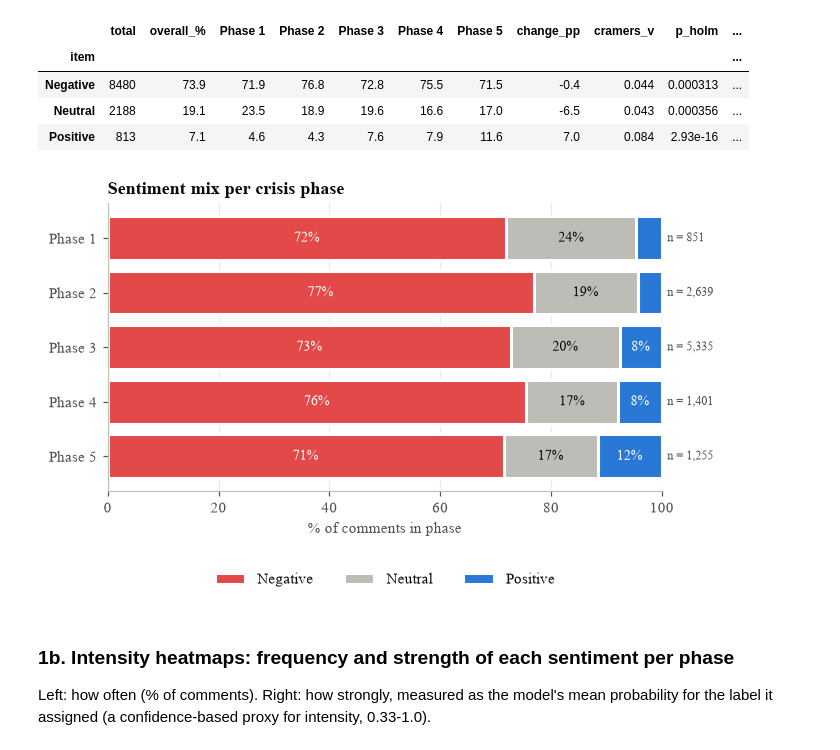
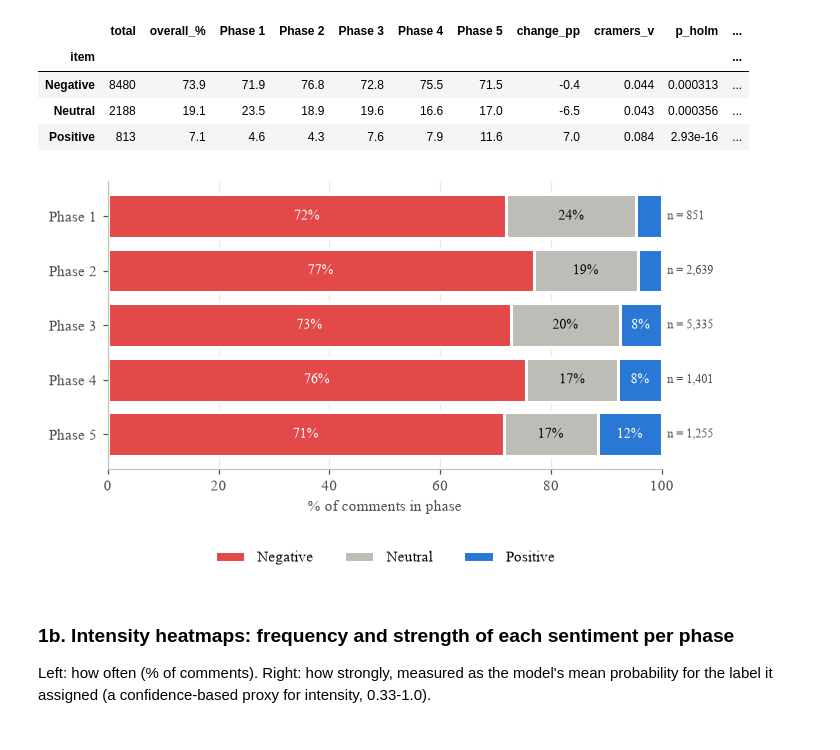
Before and after one commit to mbchavez27/crisis-management-analysis, a Jupyter notebook: 04-statistical-analysis/notebooks/03-findings.ipynb, the cells around one changed output. Cells and saved outputs as stored; diff of their text form; code cells hidden in the pictures.

Commit message:
feat(findings): remove titles from all figures

```diff
--- a/04-statistical-analysis/notebooks/03-findings.ipynb
+++ b/04-statistical-analysis/notebooks/03-findings.ipynb
@@ -338,27 +335,26 @@ phase x sentiment (3 levels): chi2(8) = 98.1, p = 1.03e-17, Cramer's V = 0.065
 # %%
 counts = pd.crosstab(df.phase, df.sentiment_label)[["NEGATIVE", "NEUTRAL", "POSITIVE"]]
 shares = counts.div(counts.sum(axis=1), axis=0) * 100
 fig, ax = plt.subplots(figsize=(6.5, 3.4))
 left = np.zeros(len(shares))
 for s in shares:
     ax.barh(PHASE_LABELS, shares[s], left=left, color=SENT_COLORS[s], edgecolor="#ffffff", linewidth=2, label=s.title())
     for y, (l, w) in enumerate(zip(left, shares[s])):
         if w > 6:
             ax.text(l + w / 2, y, f"{w:.0f}%", ha="center", va="center", fontsize=9,
                     color="#ffffff" if s != "NEUTRAL" else "#0b0b0b")
     left += shares[s].values
 ax.invert_yaxis()
 ax.set_xlim(0, 100)
 ax.set_xlabel("% of comments in phase")
 ax.grid(axis="y", visible=False)
-ax.set_title("Sentiment mix per crisis phase")
 ax.legend(ncol=3, loc="lower center", bbox_to_anchor=(0.5, -0.38))
 for y, n in enumerate(counts.sum(axis=1)):
     ax.text(101, y, f"n = {n:,}", va="center", fontsize=8, color="#52514e")
 save(fig, "rq1_sentiment_mix")
 plt.show()
 # %% [output]
-[figure, old version]
+[figure, new version]
 # %% [markdown]
 ### 1b. Intensity heatmaps: frequency and strength of each sentiment per phase
 Left: how often (% of comments). Right: how strongly, measured as the model's mean probability for the label it
```
Also changed, not shown: parts of 17 cells of this notebook, 25 other files.
